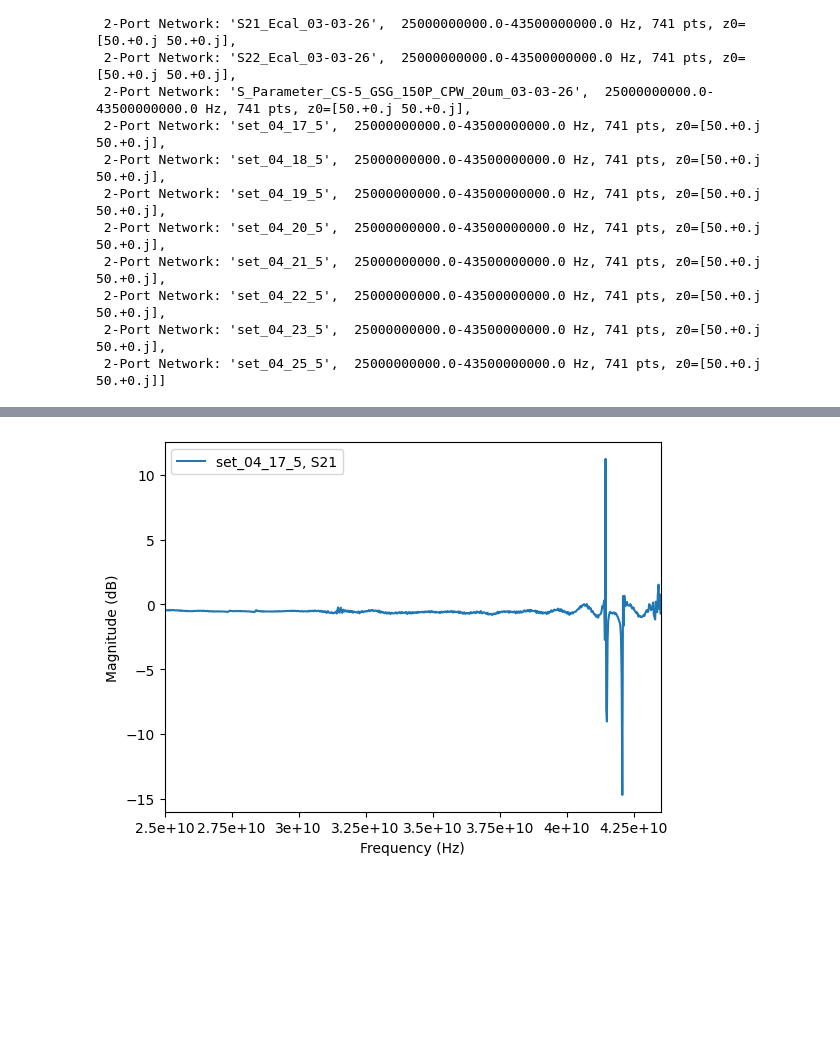
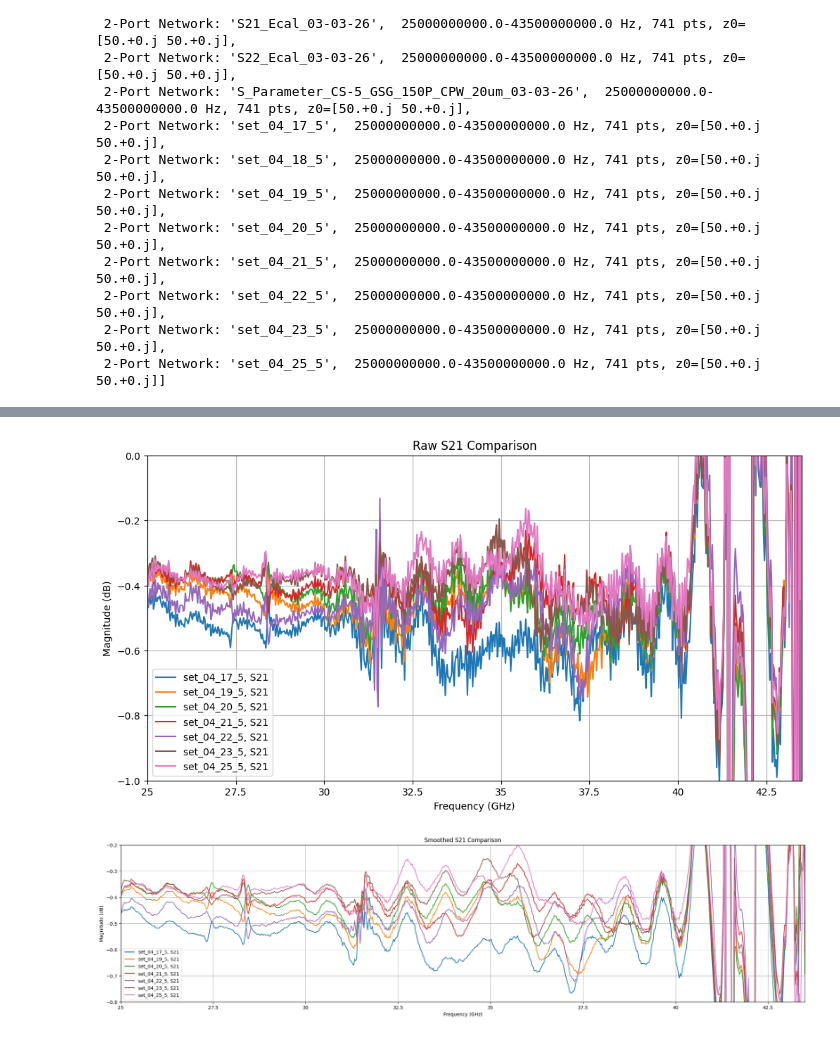
Before and after one commit to hrithik254/HFSS-layouts, a Jupyter notebook: Samples/quarter_wafer_sapphire/meas_data_report_03thmarch.ipynb, the cells around one changed output, grey strips where cells are left out. Drawn from its saved outputs; the diff is of its cells as text; code cells hidden in the pictures; blank space fills up the shorter version.

```diff
--- a/Samples/quarter_wafer_sapphire/meas_data_report_03thmarch.ipynb
+++ b/Samples/quarter_wafer_sapphire/meas_data_report_03thmarch.ipynb
@@ -97,4 +156,22 @@ set_04_measured[5].plot_s_db(m=0,n=0)
 # %%
-set_04_measured[5].plot_s_db(m=1,n=0)
+plt.figure(figsize=(12,6))
+plt.title("Raw S21 Comparison")
+plt.grid()
+for ntwk in set_04_measured[5:]:   # skip the first 4 networks
+    ntwk.frequency.unit = 'GHz'
+    ntwk.plot_s_db(m=1,n=0)
+plt.ylim(-1, 0)
+plt.savefig('Plotted_results_03_march/Raw S21 Comparison', dpi=300, bbox_inches='tight') # Save the figure with high resolution and tight layout
 # %% [output]
-[figure, old version]
+[figure, new version]
+# %%
+plt.figure(figsize=(26,6))
+plt.title("Smoothed S21 Comparison")
+plt.grid()
+for ntwk in set_04_smoothed[5:]:   # skip the first 4 networks
+    ntwk.frequency.unit = 'GHz'
+    ntwk.plot_s_db(m=1,n=0)
+plt.ylim(-0.8, -0.2)
+plt.savefig('Plotted_results_03_march/Smoothed S21 Comparison', dpi=300, bbox_inches='tight') # Save the figure with high resolution and tight layout
+# %% [output]
+[figure, added]
```
Also changed, not shown: parts of 7 cells of this notebook, 40 other files.
